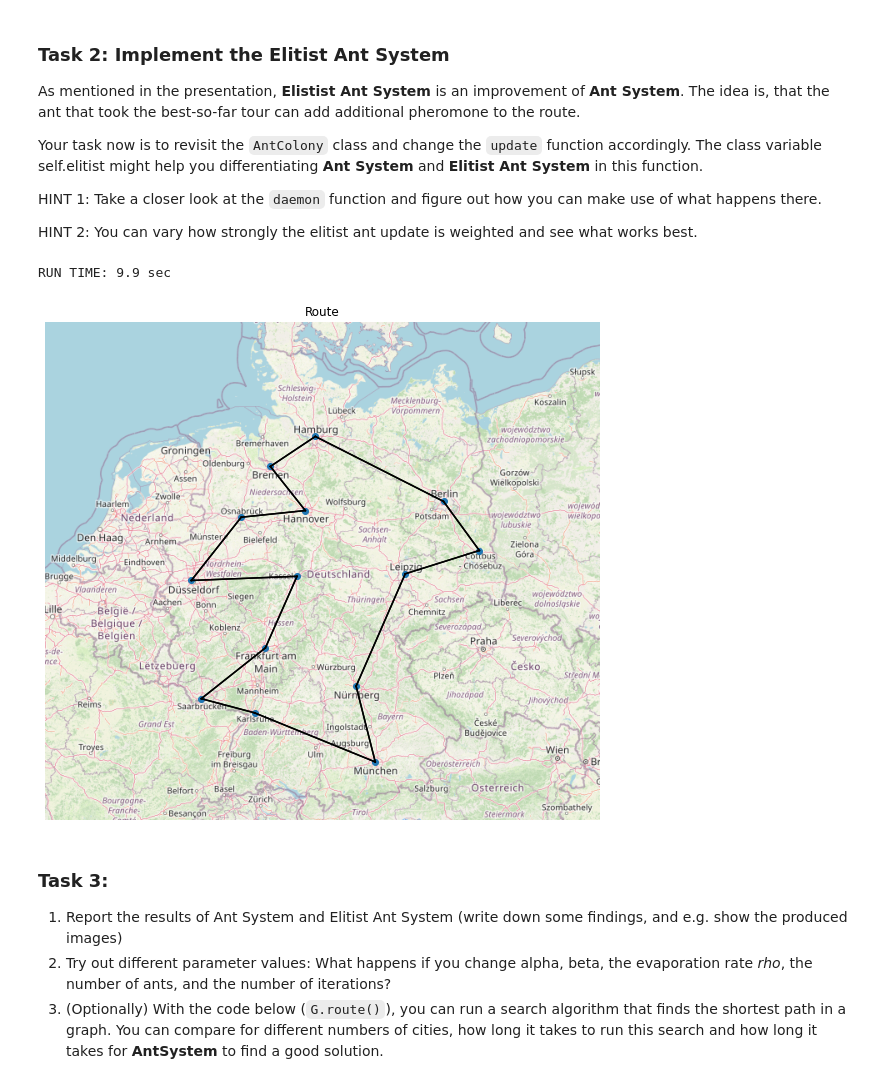
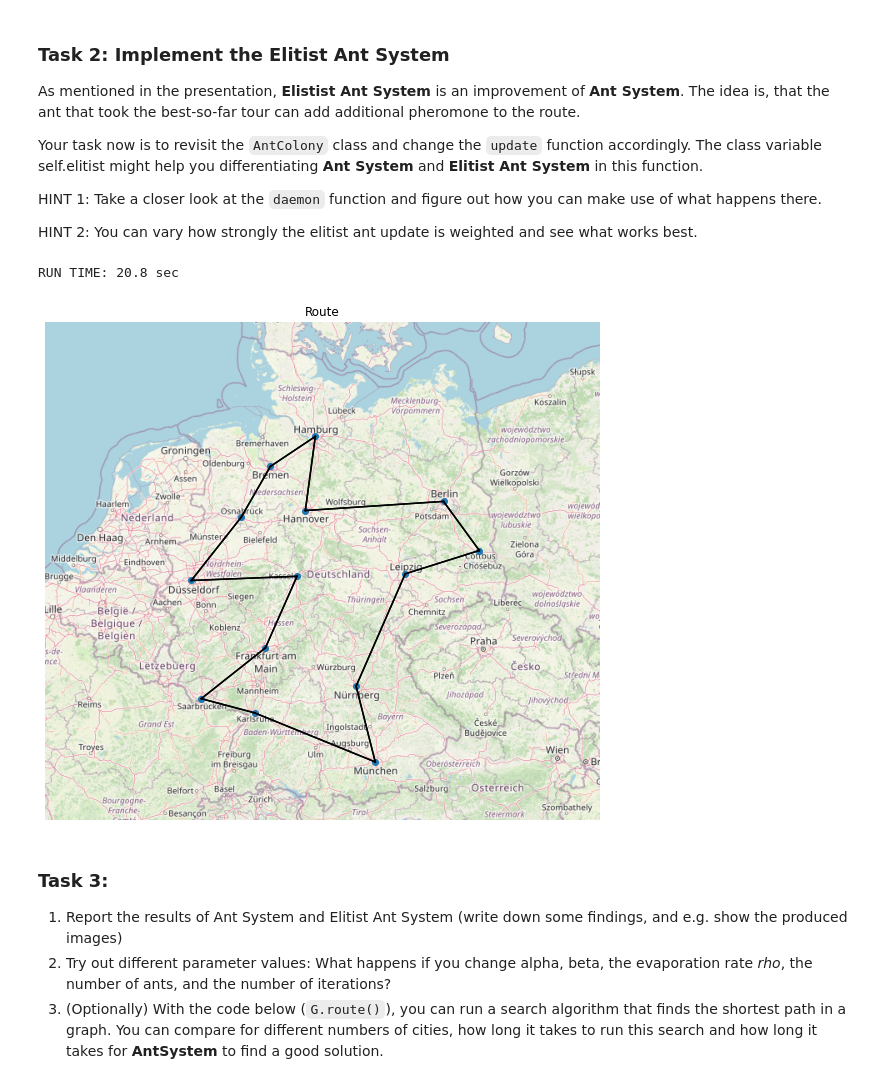
Before and after one commit to Genetic-algorithm-UOS/Coding-Assignment, a Jupyter notebook: Tasks/ant colony optimization/Student_Task_Laura.ipynb, the cells around one changed output. Cells and saved outputs as stored; diff of their text form; code cells hidden in the pictures.

```diff
--- a/Tasks/ant colony optimization/Student_Task_Laura.ipynb
+++ b/Tasks/ant colony optimization/Student_Task_Laura.ipynb
@@ -265,11 +265,11 @@ HINT 2: You can vary how strongly the elitist ant update is weighted and see wha
 # %%
 G = Germany(cities)
 C = AntColony(20, G, alpha=3.0, beta=3.0, rho=0.1, elitist=True)
-ant_path, ant_length, pheromone = C(100)
+ant_path, ant_length, pheromone = C(200)
 G.visualize()
 # %% [output]
-RUN TIME: 9.9 sec
+RUN TIME: 20.8 sec
-[figure, old version]
+[figure, new version]
 # %% [markdown]
 ### Task 3:
 1. Report the results of Ant System and Elitist Ant System (write down some findings, and e.g. show the produced images)
```
Also changed, not shown: parts of 6 cells of this notebook.
